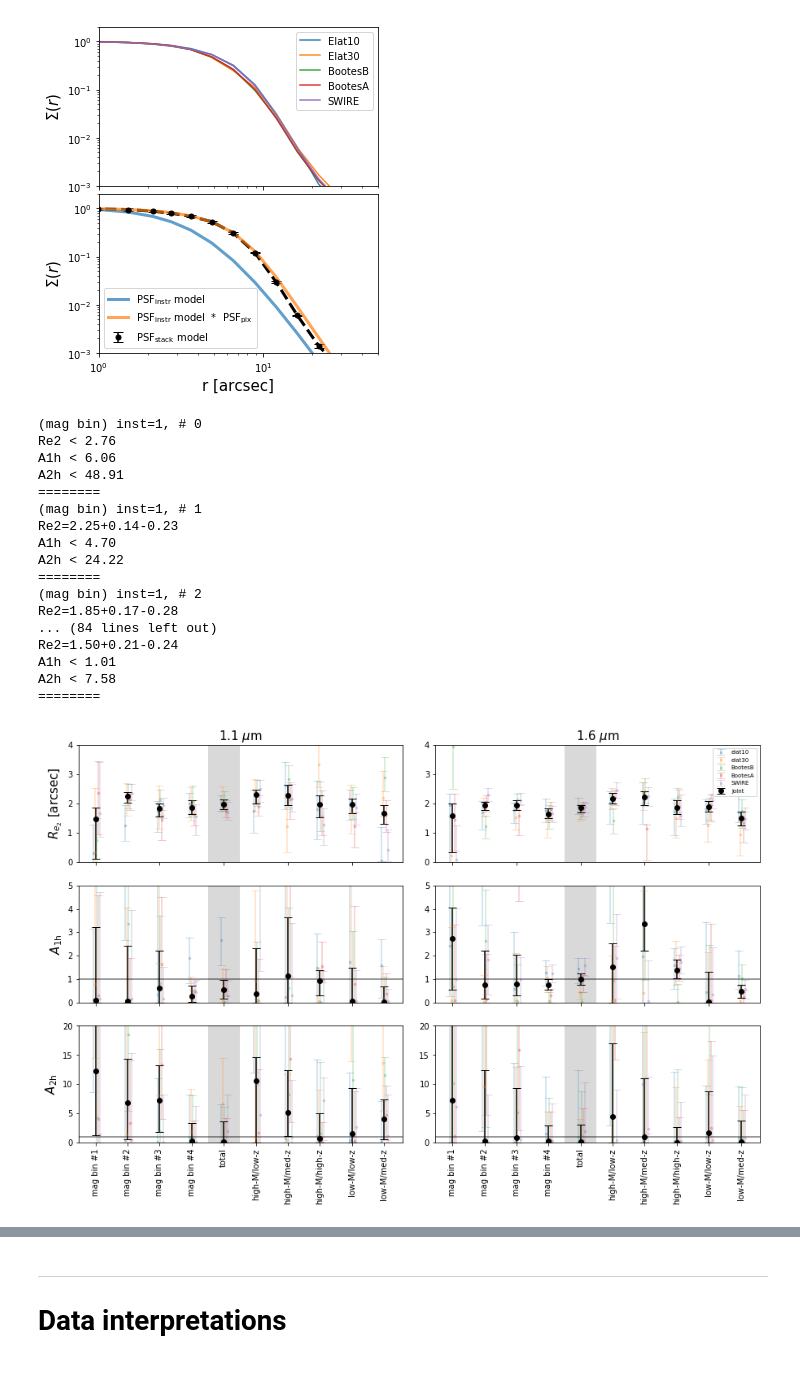
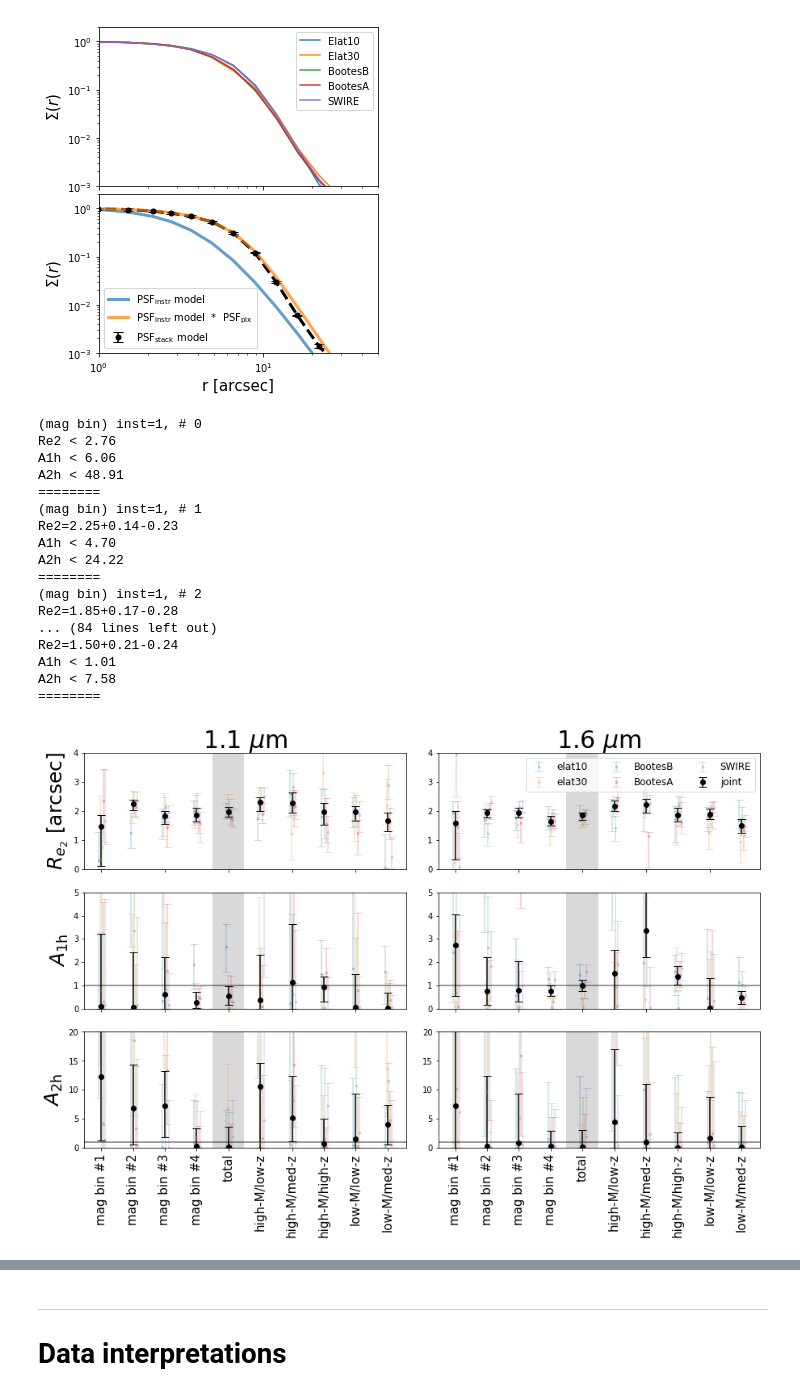
Before and after one commit to yuntingcheng/python_ciber, a Jupyter notebook: stack_modelfit/paperfigs.ipynb, the cells around one changed output, grey strips where cells are left out. Cells and saved outputs as stored; diff of their text form; code cells hidden in the pictures.

```diff
--- a/stack_modelfit/paperfigs.ipynb
+++ b/stack_modelfit/paperfigs.ipynb
@@ -150,13 +150,12 @@ for inst in [1,2]:
     ax[0][inst-1].grid()
     ax[0][0].set_ylabel('I [nW m$^2$ sr$^{-1}$]', fontsize=15)
     ax[0][0].set_title('1.1 $\mu$m, %s, '%fieldnamedict[ifield] \
-                       #+ r'%d < $m_{\rm 1.1}$ < %d'%(m_min, m_max), fontsize=15)
                        + 'mag bin #2', fontsize=15)
     ax[0][1].set_title('1.6 $\mu$m, %s, '%fieldnamedict[ifield] \
                        + 'mag bin #2', fontsize=15)
     ax[0][1].legend(fontsize=12)
-    ax[0][inst-1].axvline(66, c='C8', lw=3, alpha=0.7,ls='--')
-    ax[0][inst-1].axvline(7, c='C4',lw=3, alpha=0.7,ls='--')
+    ax[0][inst-1].axvline(66, c='saddlebrown', lw=3, alpha=0.7,ls='--')
+    ax[0][inst-1].axvline(7, c='darkmagenta',lw=3, alpha=0.7,ls='--')
 
     plot_err_log(stackdat['rbins'],
                  stackdat['ex']['profcb'],
@@ -168,8 +167,8 @@ for inst in [1,2]:
     ax[1][0].set_ylabel('I [nW m$^2$ sr$^{-1}$]', fontsize=15)
     ax[1][inst-1].grid()
     ax[1][1].legend(fontsize=12)
-    ax[1][inst-1].axvline(66, c='C8', lw=3, alpha=0.7,ls='--')
-    ax[1][inst-1].axvline(7, c='C4',lw=3, alpha=0.7,ls='--')
+    ax[1][inst-1].axvline(66, c='saddlebrown', lw=3, alpha=0.7,ls='--')
+    ax[1][inst-1].axvline(7, c='darkmagenta',lw=3, alpha=0.7,ls='--')
 
     profd_arr, profd_err = 0, 0
     for ifield in [4,5,6,7,8]:
@@ -192,8 +191,8 @@ for inst in [1,2]:
     ax[2][0].set_ylabel('I [nW m$^2$ sr$^{-1}$]', fontsize=15)
     ax[2][inst-1].set_xlabel('r [arcsec]', fontsize=15)
     ax[2][1].legend(fontsize=12)
-    ax[2][inst-1].axvline(66, c='C8', lw=3, alpha=0.7,ls='--')
-    ax[2][inst-1].axvline(7, c='C4',lw=3, alpha=0.7,ls='--')
+    ax[2][inst-1].axvline(66, c='saddlebrown', lw=3, alpha=0.7,ls='--')
+    ax[2][inst-1].axvline(7, c='darkmagenta',lw=3, alpha=0.7,ls='--')
 
 plt.savefig('plots/paperfig/stack_profile.pdf', dpi = 150, bbox_inches='tight')
 # %% [output]
@@ -1004,48 +990,46 @@ for j,inst in enumerate([1,2]):
     ax[0][j].set_ylim([0,4])
     ax[1][j].set_ylim([0,5])
     ax[2][j].set_ylim([0,2e1])
-#     ax[1][j].set_ylim([0,5e1])
-#     ax[2][j].set_ylim([0,5e1])
-ax[0][0].set_ylabel(r"$R_{e_2}$ [arcsec]", fontsize=15)
-ax[1][0].set_ylabel(r"$A_{\rm 1h}$", fontsize=15)
-ax[2][0].set_ylabel(r"$A_{\rm 2h}$", fontsize=15)
-ax[0][1].legend(loc=1,fontsize=7)
+ax[0][0].set_ylabel(r"$R_{e_2}$ [arcsec]", fontsize=25)
+ax[1][0].set_ylabel(r"$A_{\rm 1h}$", fontsize=25)
+ax[2][0].set_ylabel(r"$A_{\rm 2h}$", fontsize=25)
+ax[0][1].legend(loc=1,fontsize=12,ncol=3)
 ax[0][1].set_xticklabels([])
 ax[1][1].set_xticklabels([])
 ax[2][1].set_xticklabels([])
 ax[0][0].set_xticklabels([])
 ax[1][0].set_xticklabels([])
 ax[2][0].set_xticklabels([])
 names = ['mag bin #1', 'mag bin #2', 'mag bin #3', 'mag bin #4', 'total',
         'high-M/low-z', 'high-M/med-z', 'high-M/high-z', 'low-M/low-z', 'low-M/med-z']
 ax[-1][0].set_xticks(np.arange(10))
 ax[-1][1].set_xticks(np.arange(10))
-ax[-1][0].set_xticklabels(names,rotation = 90)
-ax[-1][1].set_xticklabels(names,rotation = 90)
-ax[0][0].set_title(r'1.1 $\mu$m', fontsize=15)
-ax[0][1].set_title(r'1.6 $\mu$m', fontsize=15)
+ax[-1][0].set_xticklabels(names,rotation = 90, fontsize=15)
+ax[-1][1].set_xticklabels(names,rotation = 90, fontsize=15)
+ax[0][0].set_title(r'1.1 $\mu$m', fontsize=30)
+ax[0][1].set_title(r'1.6 $\mu$m', fontsize=30)
 plt.subplots_adjust(wspace=0.1)
 
 plt.savefig('plots/paperfig/params_best%d.pdf'%ci, dpi = 150, bbox_inches='tight')
 # %% [output]
 (mag bin) inst=1, # 0
 Re2 < 2.76
 A1h < 6.06
 A2h < 48.91
 ========
 (mag bin) inst=1, # 1
 Re2=2.25+0.14-0.23
 A1h < 4.70
 A2h < 24.22
 ========
 (mag bin) inst=1, # 2
 Re2=1.85+0.17-0.28
 ... (84 lines left out)
 Re2=1.50+0.21-0.24
 A1h < 1.01
 A2h < 7.58
 ========
-[figure, old version]
+[figure, new version]
 # %%
 from run_fit import *
 
```
Also changed, not shown: parts of 4 cells of this notebook.
